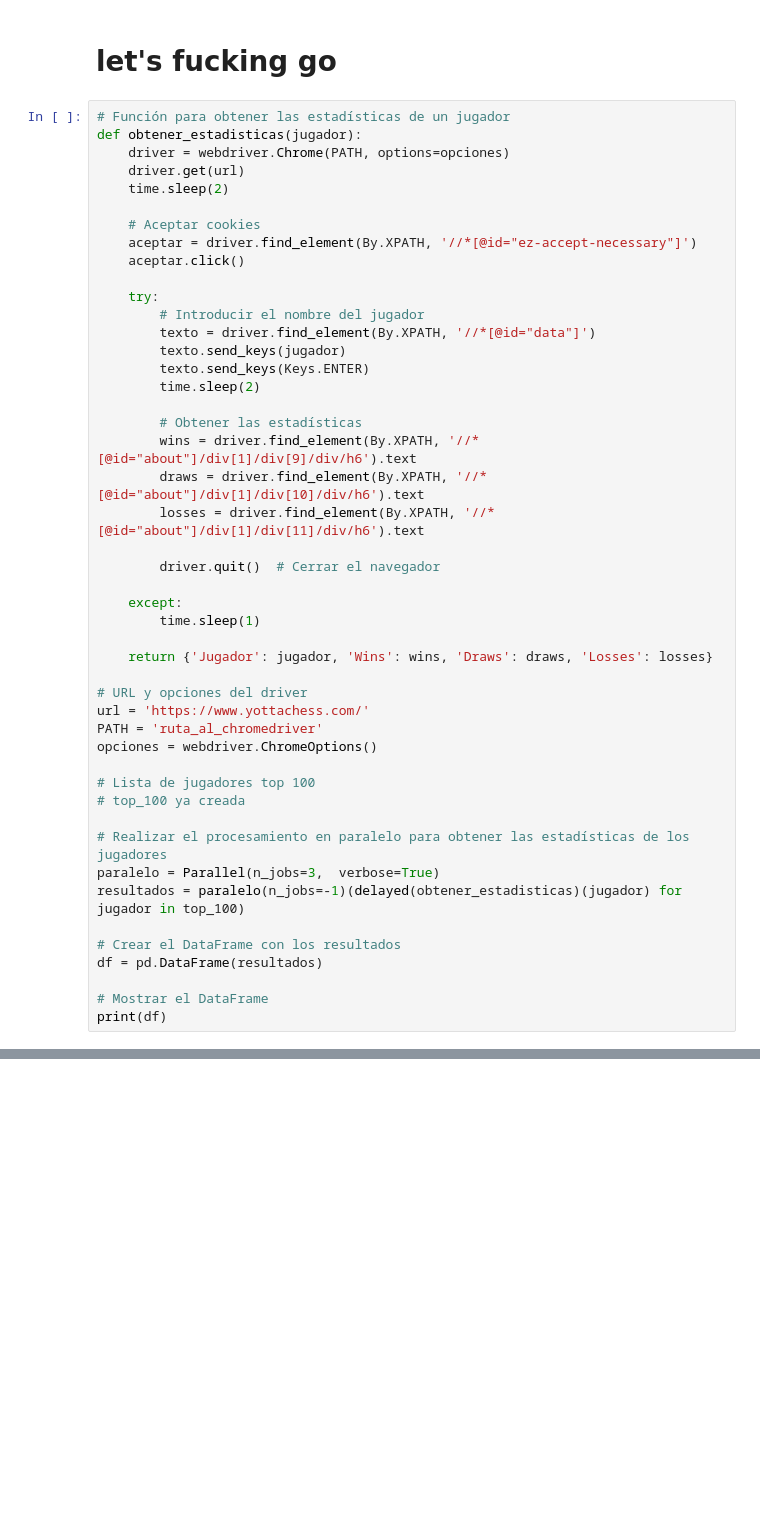
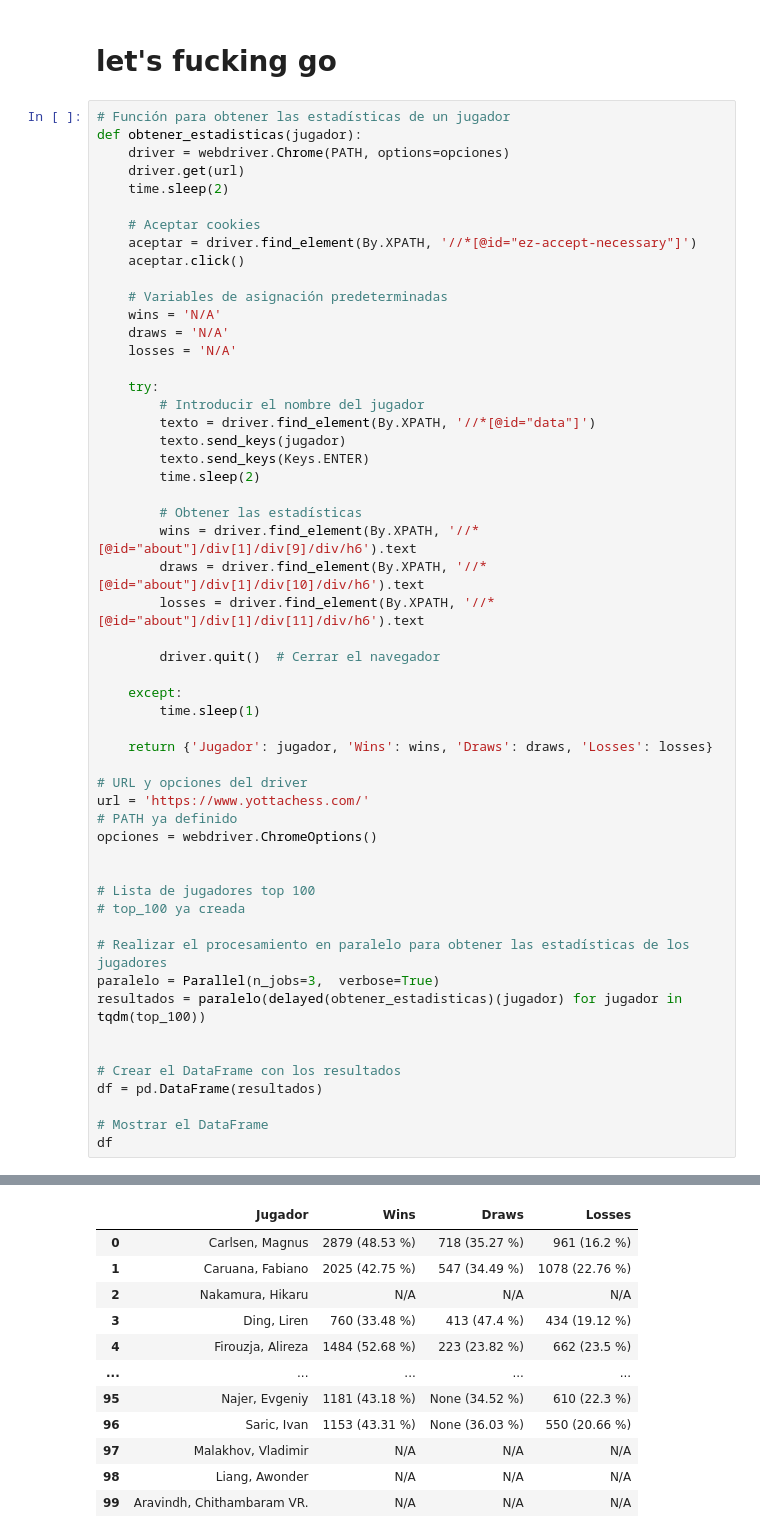
Before and after one commit to BorjaDorado/Chess, a Jupyter notebook: Chess_stats.ipynb, the cells around one changed output, grey strips where cells are left out. Drawn from its saved outputs; the diff is of its cells as text; blank space fills up the shorter version.

```diff
--- a/Chess_stats.ipynb
+++ b/Chess_stats.ipynb
@@ -368,6 +518,11 @@ def obtener_estadisticas(jugador):
     # Aceptar cookies
     aceptar = driver.find_element(By.XPATH, '//*[@id="ez-accept-necessary"]')
     aceptar.click()
+
+    # Variables de asignación predeterminadas
+    wins = 'N/A'
+    draws = 'N/A'
+    losses = 'N/A'
 
     try:
         # Introducir el nombre del jugador
@@ -390,18 +545,21 @@ def obtener_estadisticas(jugador):
 
 # URL y opciones del driver
 url = 'https://www.yottachess.com/'
-PATH = 'ruta_al_chromedriver'
+# PATH ya definido
 opciones = webdriver.ChromeOptions()
+
 
 # Lista de jugadores top 100
 # top_100 ya creada
 
 # Realizar el procesamiento en paralelo para obtener las estadísticas de los jugadores
 paralelo = Parallel(n_jobs=3,  verbose=True)
-resultados = paralelo(n_jobs=-1)(delayed(obtener_estadisticas)(jugador) for jugador in top_100)
+resultados = paralelo(delayed(obtener_estadisticas)(jugador) for jugador in tqdm(top_100))
+
 
 # Crear el DataFrame con los resultados
 df = pd.DataFrame(resultados)
 
 # Mostrar el DataFrame
-print(df)
+df
+# %% [output]
@@ -407,0 +569,12 @@ print(df)
+|  | Jugador | Wins | Draws | Losses |
+| 0 | Carlsen, Magnus | 2879 (48.53 %) | 718 (35.27 %) | 961 (16.2 %) |
+| 1 | Caruana, Fabiano | 2025 (42.75 %) | 547 (34.49 %) | 1078 (22.76 %) |
+| 2 | Nakamura, Hikaru | N/A | N/A | N/A |
+| 3 | Ding, Liren | 760 (33.48 %) | 413 (47.4 %) | 434 (19.12 %) |
+| 4 | Firouzja, Alireza | 1484 (52.68 %) | 223 (23.82 %) | 662 (23.5 %) |
+| ... | ... | ... | ... | ... |
+| 95 | Najer, Evgeniy | 1181 (43.18 %) | None (34.52 %) | 610 (22.3 %) |
+| 96 | Saric, Ivan | 1153 (43.31 %) | None (36.03 %) | 550 (20.66 %) |
+| 97 | Malakhov, Vladimir | N/A | N/A | N/A |
+| 98 | Liang, Awonder | N/A | N/A | N/A |
+| 99 | Aravindh, Chithambaram VR. | N/A | N/A | N/A |
```
Also changed, not shown: parts of 46 cells of this notebook, 8 other files.
